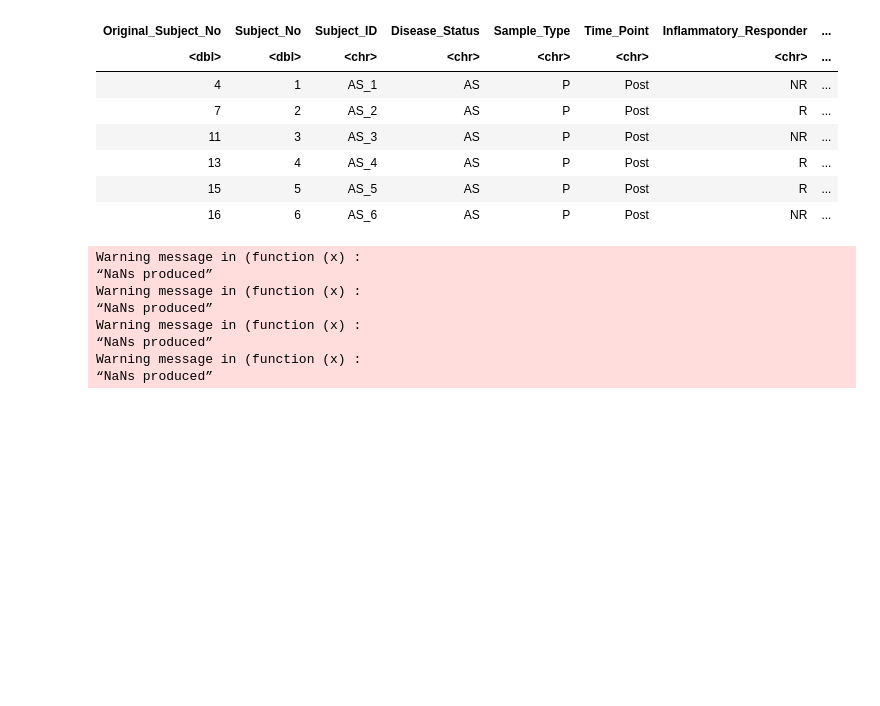
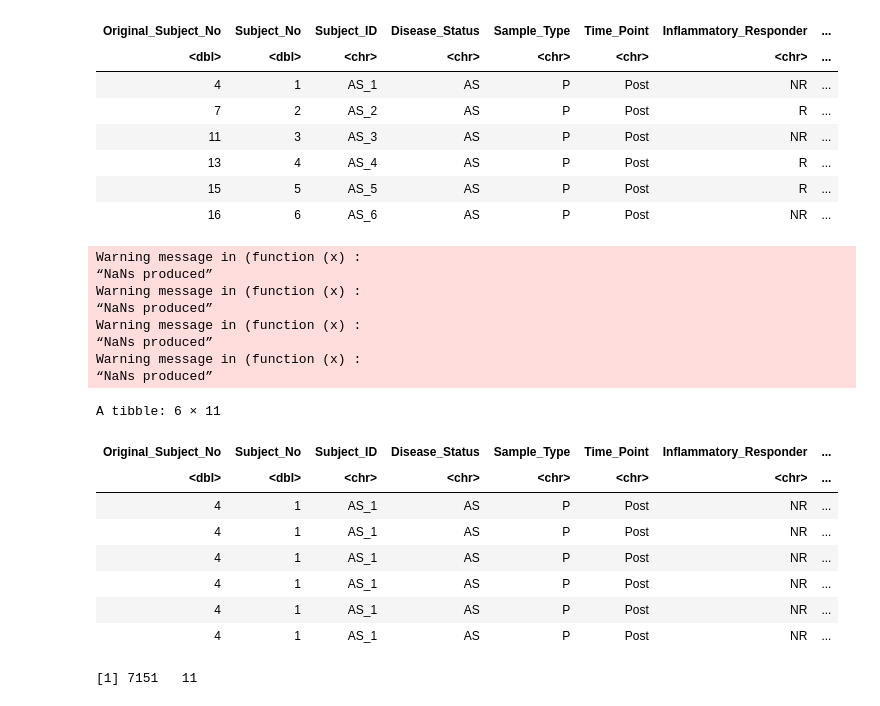
Before and after one commit to UNC-CEMALB/Ozone-exposure-is-associated-with-alterations-in-lung-and-systemic-sterol-profiles-in-healthy-and-as, a Jupyter notebook: 1. Data Imputation/Data Imputation.ipynb, the cells around one changed output. Drawn from its saved outputs; the diff is of its cells as text; code cells hidden in the pictures; blank space fills up the shorter version.

```diff
--- a/1. Data Imputation/Data Imputation.ipynb
+++ b/1. Data Imputation/Data Imputation.ipynb
@@ -123,10 +143,10 @@ A data.frame: 6 × 11
 # %%
-#only keeping rows in ozone data that aren't in the other dataframe
-ozone_data = anti_join(ozone_data, variables_to_remove_df[1:11]) %>%
+# only keeping rows in ozone data that aren't in the other dataframe
+filtered_ozone_data = anti_join(ozone_data, variables_to_remove_df[1:11]) %>%
     #making value col numeric instead of character
     mutate(Value = ifelse(Value == "NA", NA, as.numeric(Value)))
 
-head(ozone_data)
+head(filtered_ozone_data)
 # %% [output]
 Joining, by = c("Original_Subject_No", "Subject_No", "Subject_ID",
 "Disease_Status", "Sample_Type", "Time_Point", "Inflammatory_Responder",
@@ -143,8 +163,8 @@ A data.frame: 6 × 11
 | 5 | 11 | 3 | AS_3 | AS | A | Post | ... |
 | 6 | 11 | 3 | AS_3 | AS | A | Pre | ... |
 # %%
-#now splitting dataset based on category, sample, time point
-preimputed_df = ozone_data %>%
+# now splitting dataset based on category, sample, time point
+preimputed_df = filtered_ozone_data %>%
     group_by(Category, Sample_Type, Time_Point) %>%
     group_split()
 
@@ -156,12 +176,14 @@ cytokine_plasma_post_df = preimputed_df[[5]]
 cytokine_plasma_pre_df = preimputed_df[[6]]
 cytokine_sputum_post_df = preimputed_df[[7]]
 cytokine_sputum_pre_df = preimputed_df[[8]]
-lung_function_airways_post_df = preimputed_df[[9]]
-lung_function_airways_pre_df = preimputed_df[[10]]
 sterol_plasma_post_df = preimputed_df[[11]]
 sterol_plasma_pre_df = preimputed_df[[12]]
 sterol_sputum_post_df = preimputed_df[[13]]
 sterol_sputum_pre_df = preimputed_df[[14]]
+
+# no longer needed for imputation, but kept for when all imputed data is combined
+lung_function_airways_post_df = preimputed_df[[9]]
+lung_function_airways_pre_df = preimputed_df[[10]]
 # %% [markdown]
 # QRILC Imputation
 # %%
@@ -233,10 +257,26 @@ imputed_sterol_plasma_pre_df = imputed_sterol_plasma_pre_df %>%
     mutate(Variable = ifelse(grepl("X", Variable),
                               unlist(strsplit(Variable, split = "X"))[2], Variable))
 # %%
-#combining all imputed data
-final_df = rbind(imputed_cell_differential_plasma_post_df, imputed_cell_differential_plasma_pre_df, imputed_cell_differential_sputum_post_df,
+# combining all imputed data
+# not sure why there are duplicates, but I removed duplicate entries
+final_df = unique(rbind(imputed_cell_differential_plasma_post_df, imputed_cell_differential_plasma_pre_df, imputed_cell_differential_sputum_post_df,
                 imputed_cell_differential_sputum_pre_df, imputed_cytokine_plasma_post_df, imputed_cytokine_plasma_pre_df, imputed_cytokine_sputum_post_df,
                 imputed_cytokine_sputum_pre_df, lung_function_airways_post_df, lung_function_airways_pre_df, imputed_sterol_plasma_post_df, imputed_sterol_plasma_pre_df,
-                sterol_sputum_post_df, sterol_sputum_pre_df)
+                sterol_sputum_post_df, sterol_sputum_pre_df))
 head(final_df)
+# %% [output]
+A tibble: 6 × 11
+| Original_Subject_No | Subject_No | Subject_ID | Disease_Status | Sample_Type | Time_Point | Inflammatory_Responder | ... |
+| <dbl> | <dbl> | <chr> | <chr> | <chr> | <chr> | <chr> | ... |
+| 4 | 1 | AS_1 | AS | P | Post | NR | ... |
+| 4 | 1 | AS_1 | AS | P | Post | NR | ... |
+| 4 | 1 | AS_1 | AS | P | Post | NR | ... |
+| 4 | 1 | AS_1 | AS | P | Post | NR | ... |
+| 4 | 1 | AS_1 | AS | P | Post | NR | ... |
+| 4 | 1 | AS_1 | AS | P | Post | NR | ... |
+# %%
+# double checking that we were expecting 7,151 samples
+dim(final_df)
+# %% [output]
+[1] 7151   11
 # %%
```
Also changed, not shown: parts of 13 cells of this notebook.
